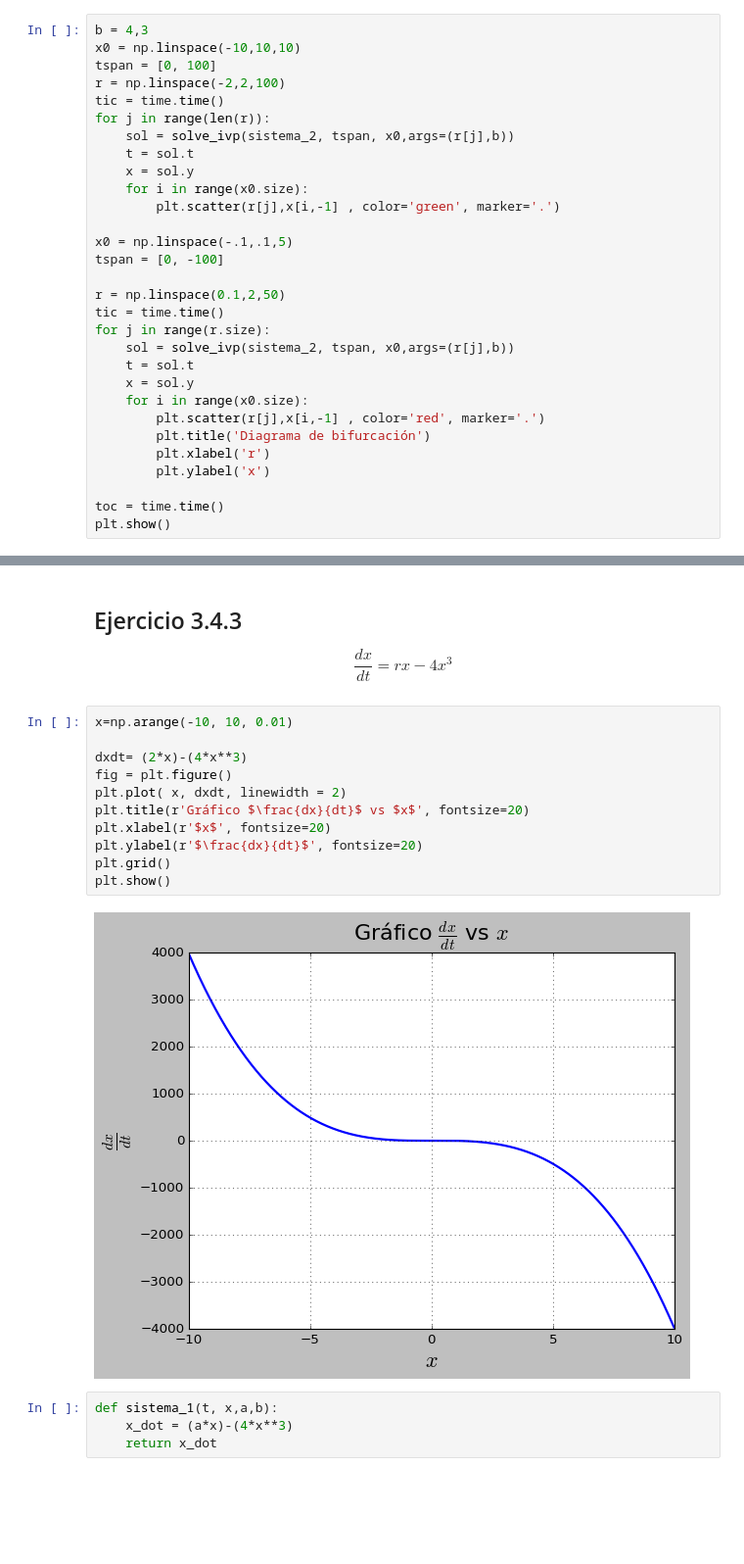
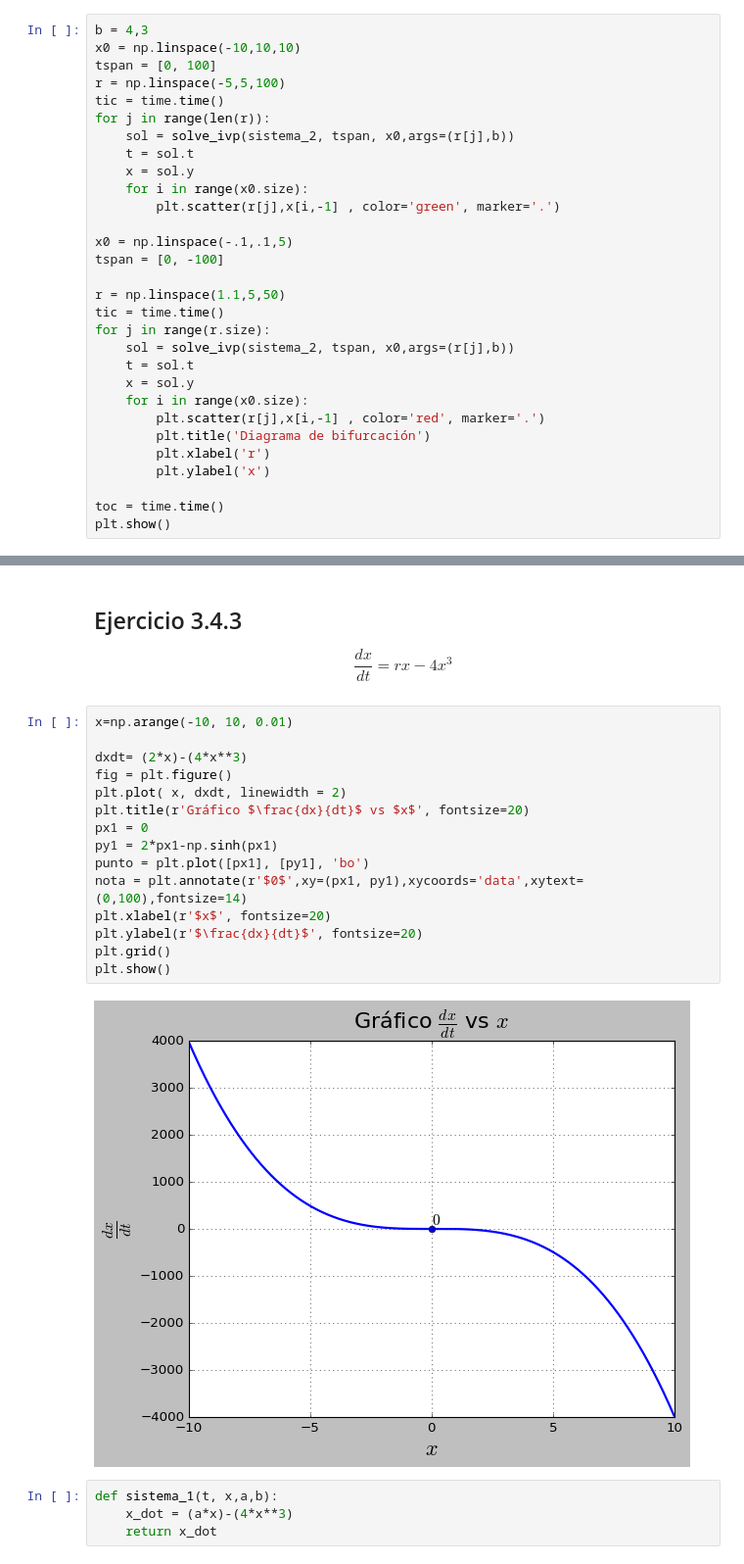
Before and after one commit to EyberRosero/Modelado-y-Simulacion-, a Jupyter notebook: Ejercicios_Bifurcaciones.ipynb, the cells around one changed output, grey strips where cells are left out. Shown at 98% size. Saved outputs shown, nothing was run; the diff lists cells and outputs as text; blank space fills up the shorter version.

```diff
--- a/Ejercicios_Bifurcaciones.ipynb
+++ b/Ejercicios_Bifurcaciones.ipynb
@@ -40,7 +48,7 @@ def sistema_2(t, x,a,b):
 b = 4,3
 x0 = np.linspace(-10,10,10)
 tspan = [0, 100]
-r = np.linspace(-2,2,100)
+r = np.linspace(-5,5,100)
 tic = time.time()
 for j in range(len(r)):
     sol = solve_ivp(sistema_2, tspan, x0,args=(r[j],b))
@@ -52,7 +60,7 @@ for j in range(len(r)):
 x0 = np.linspace(-.1,.1,5)
 tspan = [0, -100]
 
-r = np.linspace(0.1,2,50)
+r = np.linspace(1.1,5,50)
 tic = time.time()
 for j in range(r.size):
     sol = solve_ivp(sistema_2, tspan, x0,args=(r[j],b))
@@ -77,16 +85,20 @@ plt.show()
 # %%
 x=np.arange(-10, 10, 0.01)
 
 dxdt= (2*x)-(4*x**3)
 fig = plt.figure()
 plt.plot( x, dxdt, linewidth = 2)
 plt.title(r'Gráfico $\frac{dx}{dt}$ vs $x$', fontsize=20)
+px1 = 0
+py1 = 2*px1-np.sinh(px1)
+punto = plt.plot([px1], [py1], 'bo')
+nota = plt.annotate(r'$0$',xy=(px1, py1),xycoords='data',xytext=(0,100),fontsize=14)
 plt.xlabel(r'$x$', fontsize=20)
 plt.ylabel(r'$\frac{dx}{dt}$', fontsize=20)
 plt.grid()
 plt.show()
 # %% [output]
-[figure, old version]
+[figure, new version]
 # %%
 def sistema_1(t, x,a,b):
     x_dot = (a*x)-(4*x**3)
```
Also changed, not shown: parts of 3 cells of this notebook.
